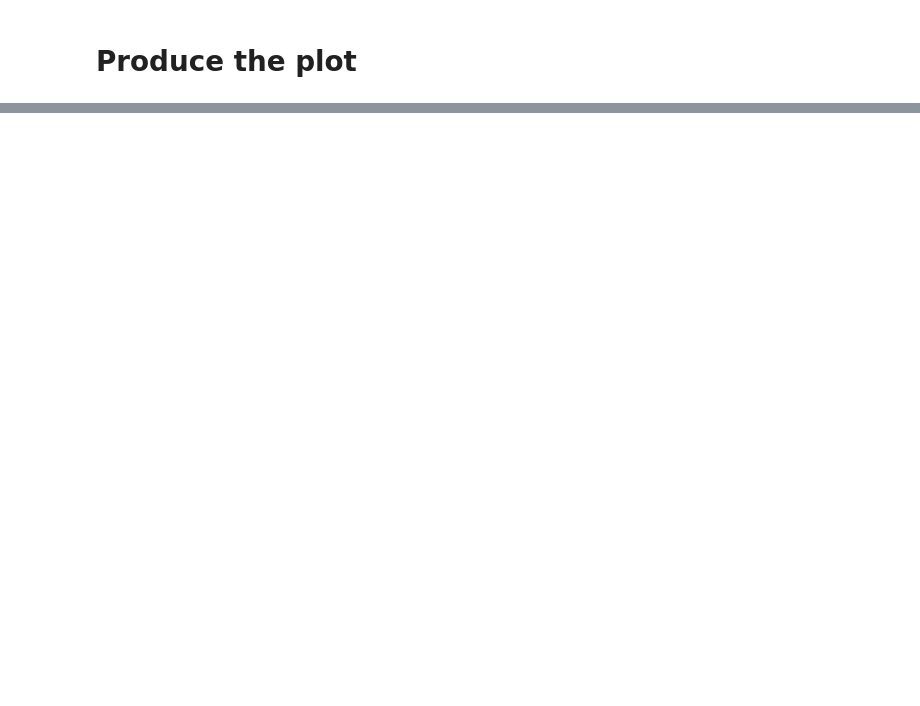
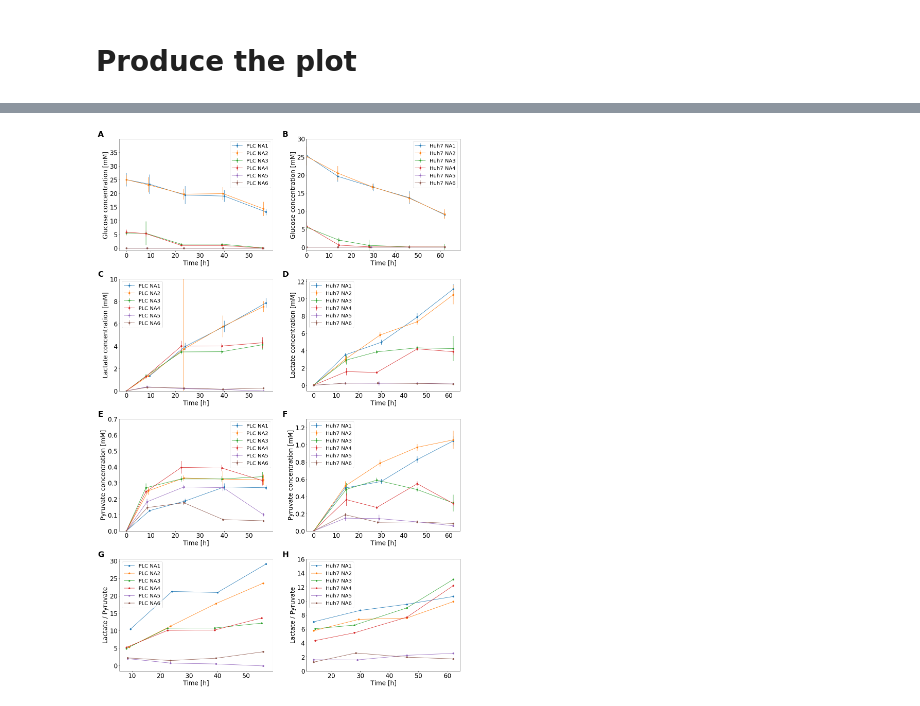
Before and after one commit to ThierryMondeel/HCC_flux_balance_analysis, a Jupyter notebook: Code/Generate experimental_figures.ipynb, the cells around one changed output, grey strips where cells are left out. Cells and saved outputs as stored; diff of their text form; code cells hidden in the pictures; blank space fills up the shorter version.

```diff
--- a/Code/Generate experimental_figures.ipynb
+++ b/Code/Generate experimental_figures.ipynb
@@ -232,0 +177,90 @@ plt.show()
+# %%
+fig, axs = plt.subplots(nrows=4, ncols=2)
+fig.set_size_inches(20,30)
+fig.tight_layout()
+plt.subplots_adjust(hspace=0.25, wspace=0.22)
+
+
+# PLC Glucose
+for exp in np.unique(df_hplc_glc_plc.index):
+    df = df_hplc_glc_plc.loc[exp]
+    axs[0, 0].errorbar(df['Time'], df['Concentration [mM]'], xerr=0, yerr=df['SD'], marker='o', label=exp)
+axs[0,0].set_ylim([-1,39.9])
+axs[0,0].set_xlabel('Time [h]')
+axs[0,0].set_ylabel('Glucose concentration [mM]')
+axs[0, 0].legend()
+axs[0,0].text(-0.14, 1.02, 'A', transform=axs[0,0].transAxes, size=30, weight='bold')
+
+# Huh7 Glucose
+for exp in np.unique(df_hplc_glc_huh.index):
+    df = df_hplc_glc_huh.loc[exp]
+    axs[0, 1].errorbar(df['Time'], df['Concentration [mM]'], xerr=0, yerr=df['SD'], marker='o', label=exp)
+axs[0,1].set_ylim([-1,30])
+axs[0,1].set_xlim([0,69])
+axs[0,1].set_xlabel('Time [h]')
+axs[0,1].set_ylabel('Glucose concentration [mM]')
+axs[0, 1].legend()
+axs[0,1].text(-0.16, 1.02, 'B', transform=axs[0,1].transAxes, size=30, weight='bold')
+
+# PLC Lactate
+for exp in np.unique(df_hplc_lac_plc.index):
+    df = df_hplc_lac_plc.loc[exp]
+    axs[1, 0].errorbar(df['Time'], df['Concentration [mM]'], xerr=0, yerr=df['SD'], marker='o', label=exp)
+axs[1,0].set_ylim([0,10])
+axs[1,0].set_xlabel('Time [h]')
+axs[1,0].set_ylabel('Lactate concentration [mM]')
+axs[1, 0].legend()
+axs[1,0].text(-0.14, 1.02, 'C', transform=axs[1,0].transAxes, size=30, weight='bold')
+
+# Huh7 Lactate
+for exp in np.unique(df_hplc_lac_huh.index):
+    df = df_hplc_lac_huh.loc[exp]
+    axs[1, 1].errorbar(df['Time'], df['Concentration [mM]'], xerr=0, yerr=df['SD'], marker='o', label=exp)
+axs[1,1].set_xlabel('Time [h]')
+axs[1,1].set_ylabel('Lactate concentration [mM]')
+axs[1, 1].legend()
+axs[1,1].text(-0.16, 1.02, 'D', transform=axs[1,1].transAxes, size=30, weight='bold')
+
+# PLC Pyruvate
+for exp in np.unique(df_hplc_pyr_plc.index):
+    df = df_hplc_pyr_plc.loc[exp]
+    axs[2, 0].errorbar(df['Time'], df['Concentration [mM]'], xerr=0, yerr=df['SD'], marker='o', label=exp)
+axs[2,0].set_ylim([0,0.7])
+axs[2,0].set_xlabel('Time [h]')
+axs[2,0].set_ylabel('Pyruvate concentration [mM]')
+axs[2, 0].legend()
+axs[2,0].text(-0.14, 1.02, 'E', transform=axs[2,0].transAxes, size=30, weight='bold')
+
+# Huh7 Pyruvate
+for exp in np.unique(df_hplc_pyr_huh.index):
+    df = df_hplc_pyr_huh.loc[exp]
+    axs[2, 1].errorbar(df['Time'], df['Concentration [mM]'], xerr=0, yerr=df['SD'], marker='o', label=exp)
+axs[2,1].set_ylim([0,1.3])
+axs[2,1].set_xlabel('Time [h]')
+axs[2,1].set_ylabel('Pyruvate concentration [mM]')
+axs[2, 1].legend()
+axs[2,1].text(-0.16, 1.02, 'F', transform=axs[2,1].transAxes, size=30, weight='bold')
+
+# PLC Lactate/Pyruvate ratio
+for exp in np.unique(df_hplc_ratio_plc.index):
+    df = df_hplc_ratio_plc.loc[exp]
+    axs[3, 0].plot(df['Time'], df['lacate/pyruvate'], 'o-', label=exp)
+axs[3,0].set_xlabel('Time [h]')
+axs[3,0].set_ylabel('Lactate / Pyruvate')
+axs[3, 0].legend()
+axs[3,0].text(-0.14, 1.02, 'G', transform=axs[3,0].transAxes, size=30, weight='bold')
+
+# Huh7 Lactate/Pyruvate ratio
+for exp in np.unique(df_hplc_ratio_huh.index):
+    df = df_hplc_ratio_huh.loc[exp]
+    axs[3, 1].plot(df['Time'], df['lacate/pyruvate'], 'o-', label=exp)
+axs[3,1].set_ylim([0,16])
+axs[3,1].set_xlabel('Time [h]')
+axs[3,1].set_ylabel('Lactate / Pyruvate')
+axs[3, 1].legend()
+axs[3,1].text(-0.16, 1.02, 'H', transform=axs[3,1].transAxes, size=30, weight='bold')
+
+fig.savefig('../Figures/Fig_6_HPLC.pdf', bbox_inches = 'tight', pad_inches=0.1)
+plt.show()
+# %% [output]
+[figure, added]
```
Also changed, not shown: parts of 6 cells of this notebook, 19 other files.
